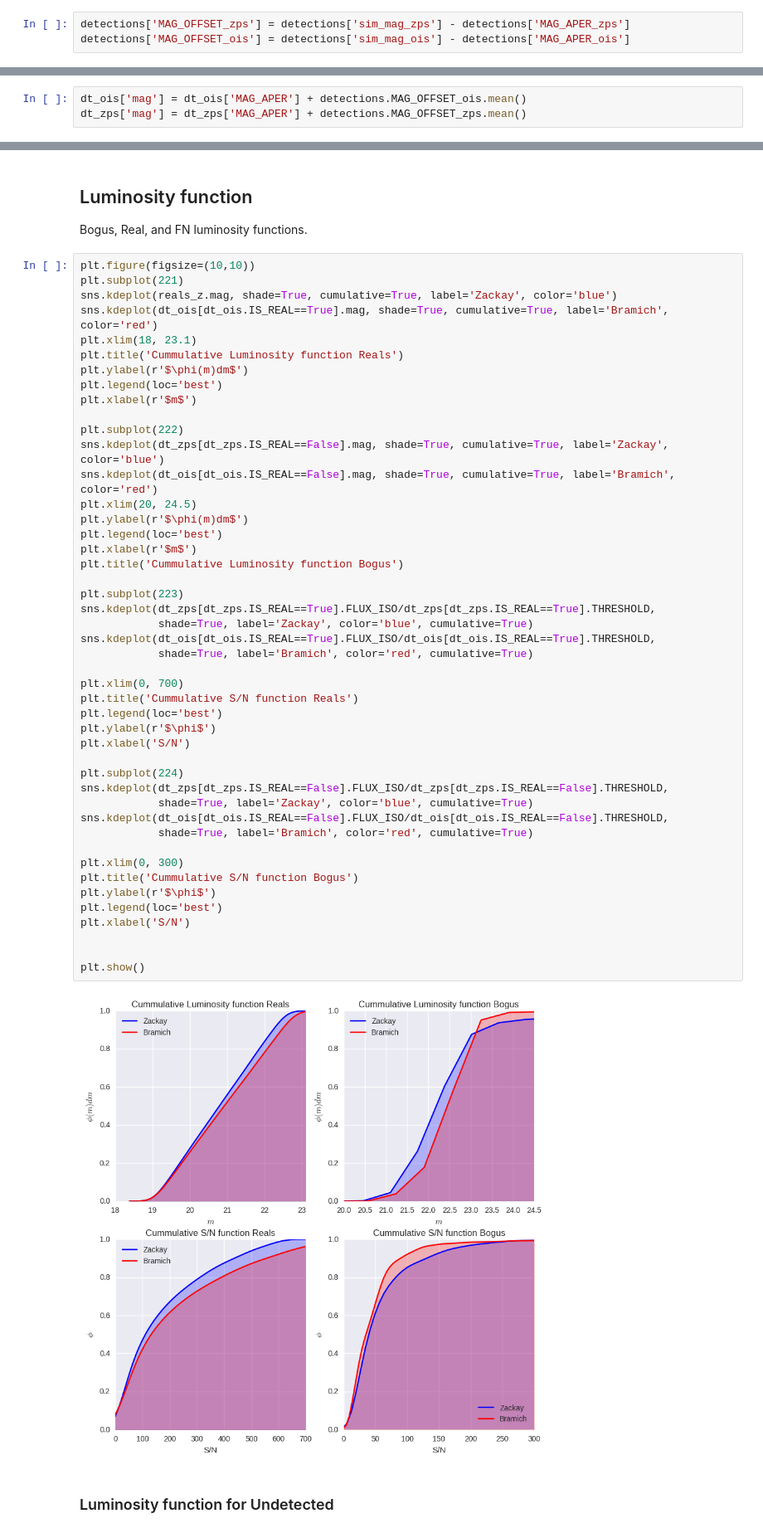
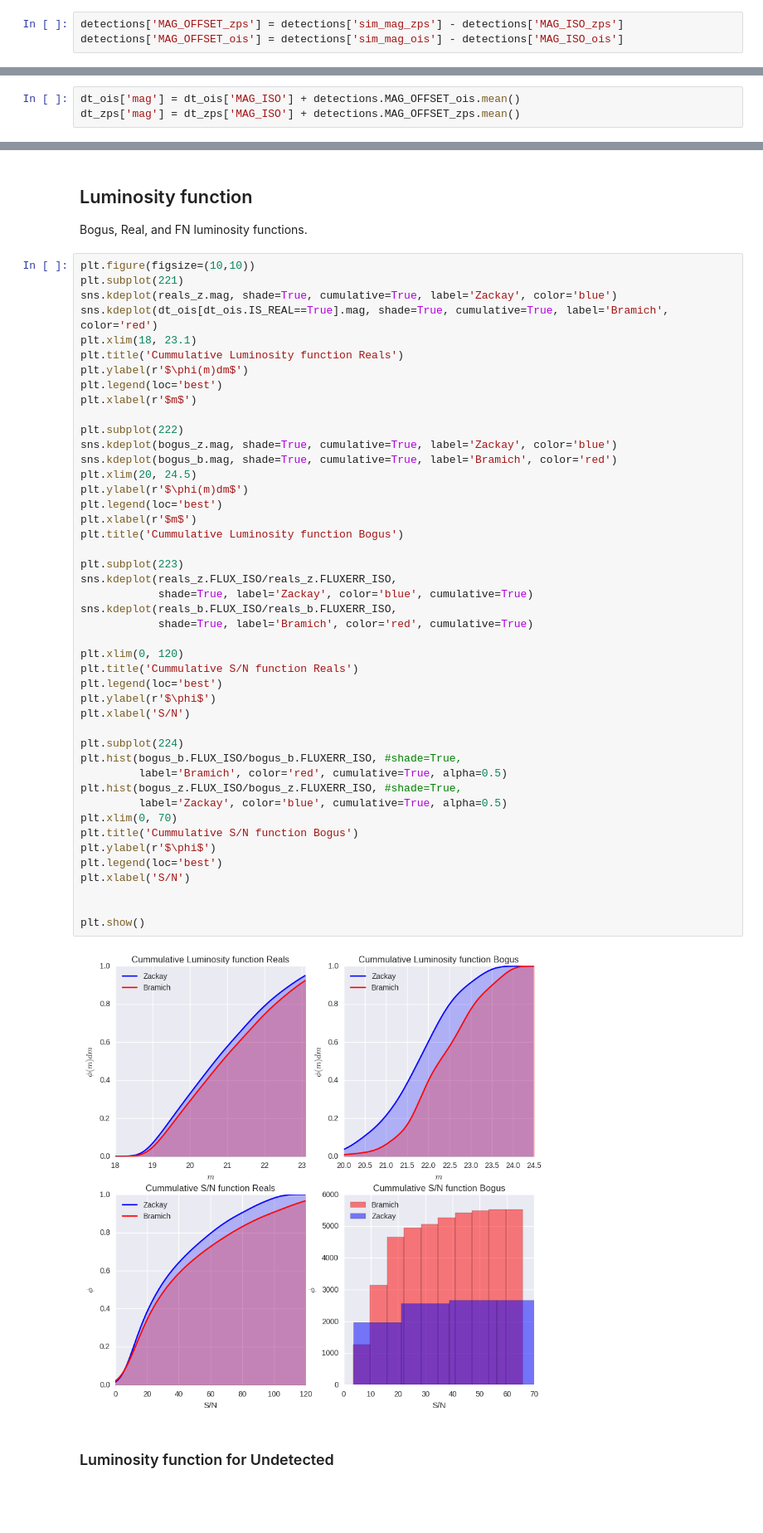
Before and after one commit to BrunoSanchez/RBMLearning, a Jupyter notebook: Plots.ipynb, the cells around one changed output, grey strips where cells are left out. Shown at 83% size. Saved outputs shown, nothing was run; the diff lists cells and outputs as text; blank space fills up the shorter version.

```diff
--- a/Plots.ipynb
+++ b/Plots.ipynb
@@ -102,8 +102,8 @@ FROM DetectedOIS
 # %%
 detections = pd.merge(cx_ois, cx_zps, on='sim_id', suffixes=('_ois','_zps'))
 # %%
-detections['MAG_OFFSET_zps'] = detections['sim_mag_zps'] - detections['MAG_APER_zps']
-detections['MAG_OFFSET_ois'] = detections['sim_mag_ois'] - detections['MAG_APER_ois']
+detections['MAG_OFFSET_zps'] = detections['sim_mag_zps'] - detections['MAG_ISO_zps']
+detections['MAG_OFFSET_ois'] = detections['sim_mag_ois'] - detections['MAG_ISO_ois']
 # %%
 plt.figure(figsize=(8,4))
 plt.subplot(121)
@@ -136,3 +136,3 @@ Mean magniutde difference for Bramich is 5.71458827083
 # %%
-dt_ois['mag'] = dt_ois['MAG_APER'] + detections.MAG_OFFSET_ois.mean()
-dt_zps['mag'] = dt_zps['MAG_APER'] + detections.MAG_OFFSET_zps.mean()
+dt_ois['mag'] = dt_ois['MAG_ISO'] + detections.MAG_OFFSET_ois.mean()
+dt_zps['mag'] = dt_zps['MAG_ISO'] + detections.MAG_OFFSET_zps.mean()
@@ -155,45 +169,44 @@ plt.xlim(18, 23.1)
 plt.title('Cummulative Luminosity function Reals')
 plt.ylabel(r'$\phi(m)dm$')
 plt.legend(loc='best')
 plt.xlabel(r'$m$')
 
 plt.subplot(222)
-sns.kdeplot(dt_zps[dt_zps.IS_REAL==False].mag, shade=True, cumulative=True, label='Zackay', color='blue')
-sns.kdeplot(dt_ois[dt_ois.IS_REAL==False].mag, shade=True, cumulative=True, label='Bramich', color='red')
+sns.kdeplot(bogus_z.mag, shade=True, cumulative=True, label='Zackay', color='blue')
+sns.kdeplot(bogus_b.mag, shade=True, cumulative=True, label='Bramich', color='red')
 plt.xlim(20, 24.5)
 plt.ylabel(r'$\phi(m)dm$')
 plt.legend(loc='best')
 plt.xlabel(r'$m$')
 plt.title('Cummulative Luminosity function Bogus')
 
 plt.subplot(223)
-sns.kdeplot(dt_zps[dt_zps.IS_REAL==True].FLUX_ISO/dt_zps[dt_zps.IS_REAL==True].THRESHOLD,
+sns.kdeplot(reals_z.FLUX_ISO/reals_z.FLUXERR_ISO,
             shade=True, label='Zackay', color='blue', cumulative=True)
-sns.kdeplot(dt_ois[dt_ois.IS_REAL==True].FLUX_ISO/dt_ois[dt_ois.IS_REAL==True].THRESHOLD,
+sns.kdeplot(reals_b.FLUX_ISO/reals_b.FLUXERR_ISO,
             shade=True, label='Bramich', color='red', cumulative=True)
 
-plt.xlim(0, 700)
+plt.xlim(0, 120)
 plt.title('Cummulative S/N function Reals')
 plt.legend(loc='best')
 plt.ylabel(r'$\phi$')
 plt.xlabel('S/N')
 
 plt.subplot(224)
-sns.kdeplot(dt_zps[dt_zps.IS_REAL==False].FLUX_ISO/dt_zps[dt_zps.IS_REAL==False].THRESHOLD,
-            shade=True, label='Zackay', color='blue', cumulative=True)
-sns.kdeplot(dt_ois[dt_ois.IS_REAL==False].FLUX_ISO/dt_ois[dt_ois.IS_REAL==False].THRESHOLD,
-            shade=True, label='Bramich', color='red', cumulative=True)
-
-plt.xlim(0, 300)
+plt.hist(bogus_b.FLUX_ISO/bogus_b.FLUXERR_ISO, #shade=True,
+         label='Bramich', color='red', cumulative=True, alpha=0.5)
+plt.hist(bogus_z.FLUX_ISO/bogus_z.FLUXERR_ISO, #shade=True,
+         label='Zackay', color='blue', cumulative=True, alpha=0.5)
+plt.xlim(0, 70)
 plt.title('Cummulative S/N function Bogus')
 plt.ylabel(r'$\phi$')
 plt.legend(loc='best')
 plt.xlabel('S/N')
 
 
 plt.show()
 # %% [output]
-[figure, old version]
+[figure, new version]
 # %% [markdown]
 ### Luminosity function for Undetected
 # %%
```
Also changed, not shown: parts of 9 cells of this notebook.
